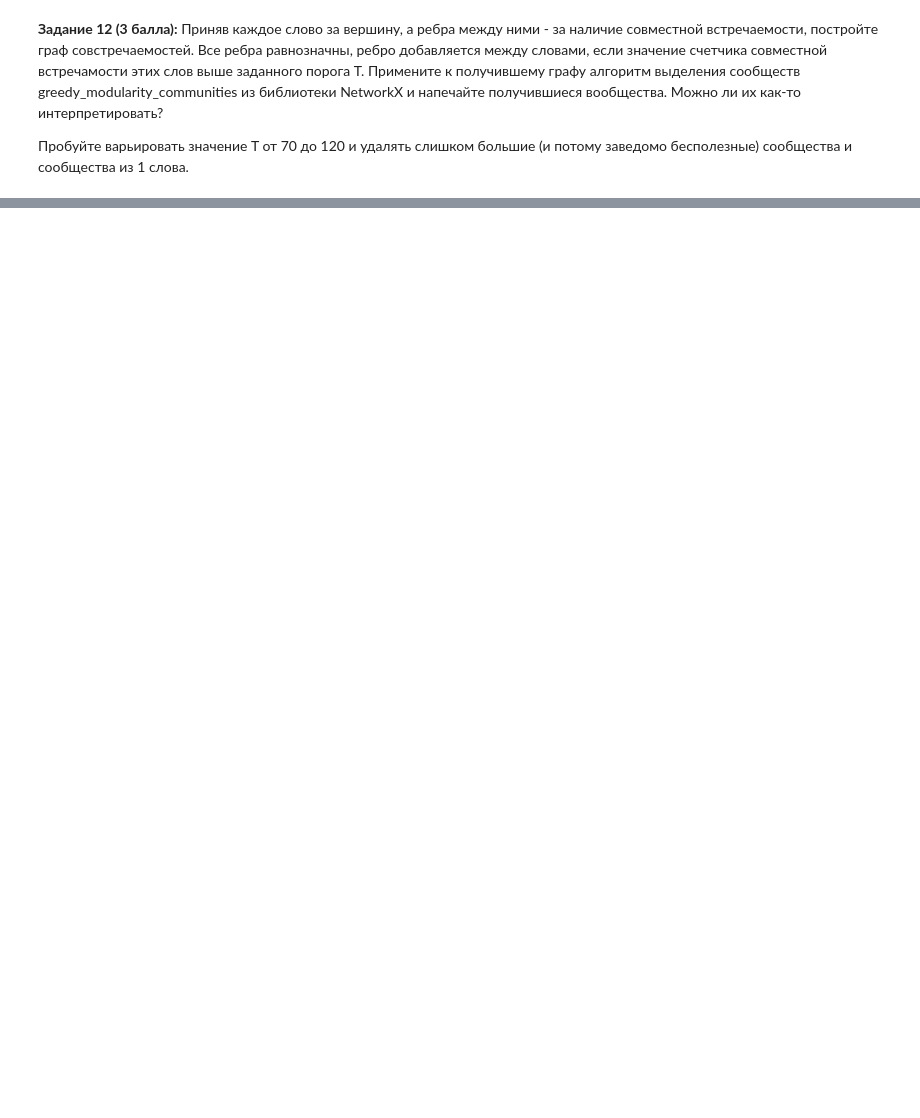
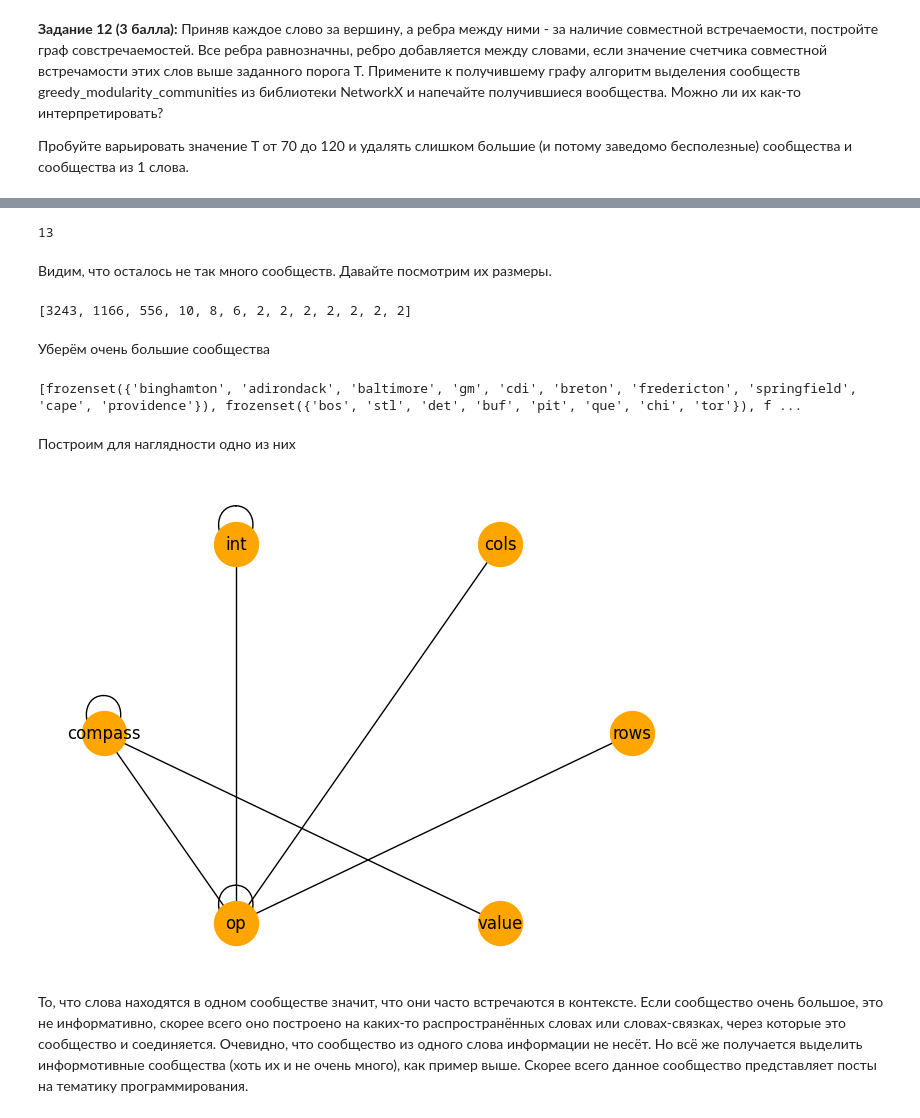
Before and after one commit to YaroslavFYPM/mipt-python, a Jupyter notebook: tasks/03-data-ml.ipynb, the cells around one changed output, grey strips where cells are left out. Cells and saved outputs as stored; diff of their text form; code cells hidden in the pictures; blank space fills up the shorter version.

```diff
--- a/tasks/03-data-ml.ipynb
+++ b/tasks/03-data-ml.ipynb
@@ -493,7 +592,16 @@ __Задание 12 (3 балла):__ Приняв каждое слово за
 # %%
+import networkx
 from networkx import Graph
 from networkx.algorithms import community
 
-def task_12():
-    # community.greedy_modularity_communities(...)
-    pass
+G = Graph()
+def task_12(T):
+    for key in connectedness_of_words:
+        G.add_nodes_from(key)
+        if connectedness_of_words[key] > T:
+            G.add_edges_from([key])
+
+
+task_12(100)
+communities = community.greedy_modularity_communities(G)
+communities
@@ -499,0 +628,38 @@ def task_12():
+# %%
+pp_communities = []
+for community in communities:
+    if len(community) > 1:
+        pp_communities.append(community)
+
+print(len(pp_communities))
+# %% [output]
+13
+# %% [markdown]
+Видим, что осталось не так много сообществ. Давайте посмотрим их размеры.
+# %%
+pp_communities_len = []
+for community in pp_communities:
+    pp_communities_len.append(len(community))
+
+print(pp_communities_len)
+# %% [output]
+[3243, 1166, 556, 10, 8, 6, 2, 2, 2, 2, 2, 2, 2]
+# %% [markdown]
+Уберём очень большие сообщества
+# %%
+pp_communities = []
+for community in communities:
+    if len(community) < 50 and len(community) > 1:
+        pp_communities.append(community)
+
+print(pp_communities)
+# %% [output]
+[frozenset({'binghamton', 'adirondack', 'baltimore', 'gm', 'cdi', 'breton', 'fredericton', 'springfield', 'cape', 'providence'}), frozenset({'bos', 'stl', 'det', 'buf', 'pit', 'que', 'chi', 'tor'}), f ...
+# %% [markdown]
+Построим для наглядности одно из них
+# %%
+networkx.draw_circular(networkx.subgraph(G, pp_communities[2]), node_color='orange', node_size=1000, with_labels=True)
+# %% [output]
+[figure, added]
+# %% [markdown]
+То, что слова находятся в одном сообществе значит, что они часто встречаются в контексте. Если сообщество очень большое, это не информативно, скорее всего оно построено на каких-то распространённых словах или словах-связках, через которые это сообщество и соединяется. Очевидно, что сообщество из одного слова информации не несёт. Но всё же получается выделить информотивные сообщества (хоть их и не очень много), как пример выше. Скорее всего данное сообщество представляет посты на тематику программирования.
```
Also changed, not shown: parts of 19 cells of this notebook.
